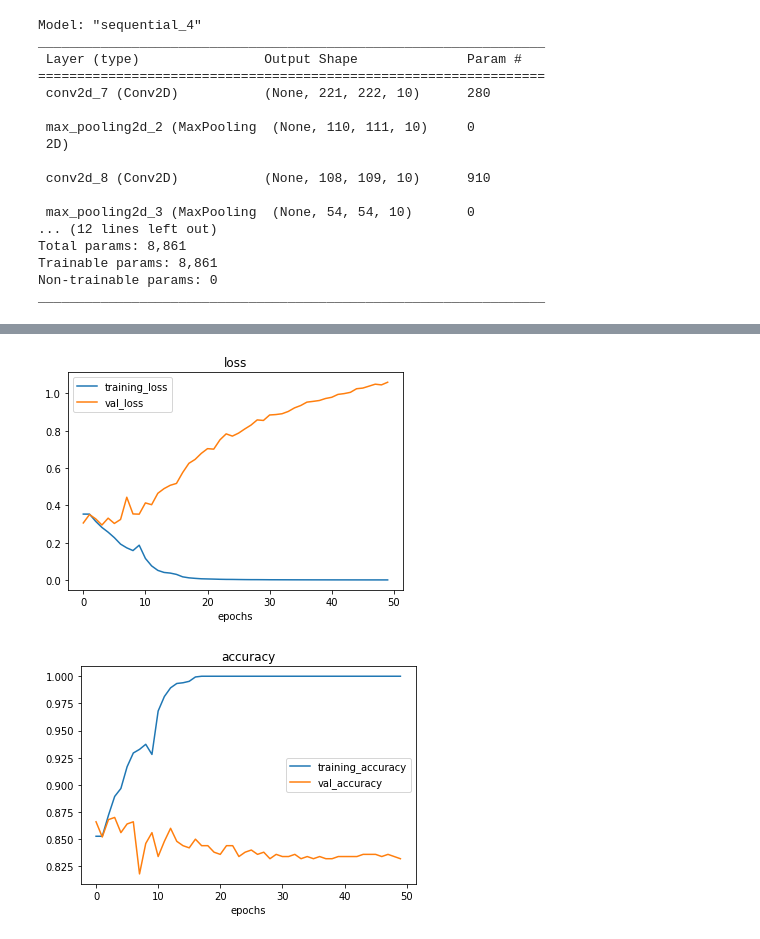
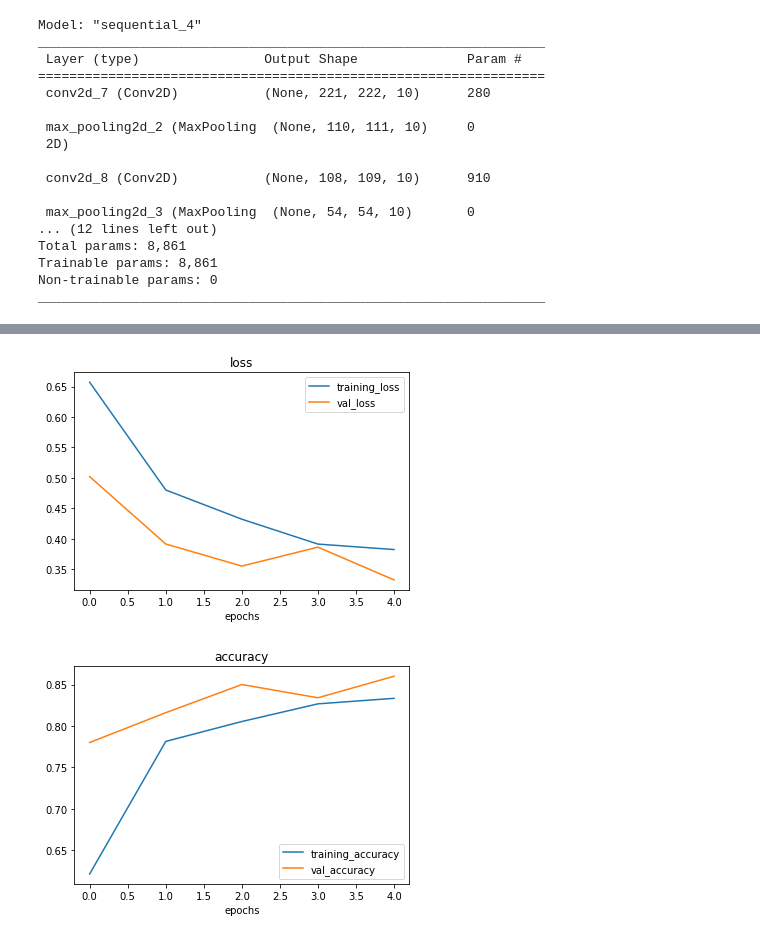
Before and after one commit to 21Ovi/TensorFlow_, a Jupyter notebook: 03_computer_vison_with_tensorflow_fundamentals.ipynb, the cells around one changed output, grey strips where cells are left out. Drawn from its saved outputs; the diff is of its cells as text; code cells hidden in the pictures.

```diff
--- a/03_computer_vison_with_tensorflow_fundamentals.ipynb
+++ b/03_computer_vison_with_tensorflow_fundamentals.ipynb
@@ -799,5 +775,6 @@ Epoch 50/50
-# %%
-plot_loss_curves(history_5_1)
-# %% [output]
-[figure, removed]
-[figure, removed]
+# %%
+# Plot loss curves
+plot_loss_curves(history_5)
+# %% [output]
+[figure, added]
+[figure, added]
```
Also changed, not shown: parts of 1 cell of this notebook.
